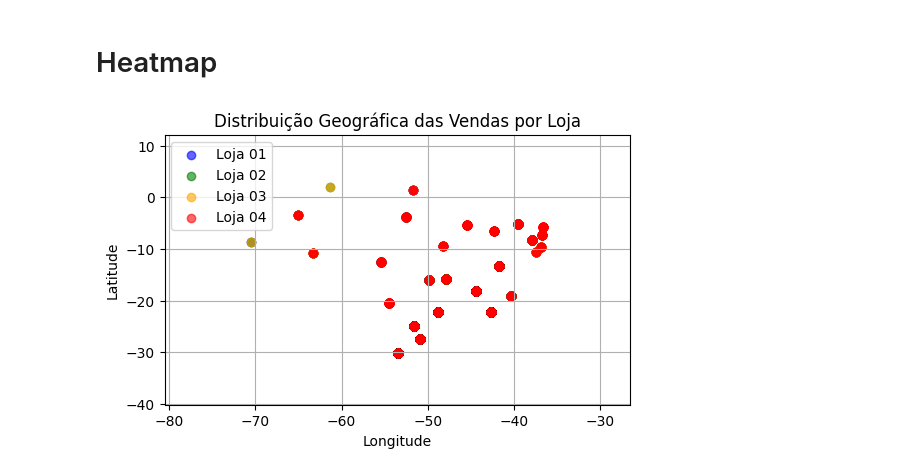
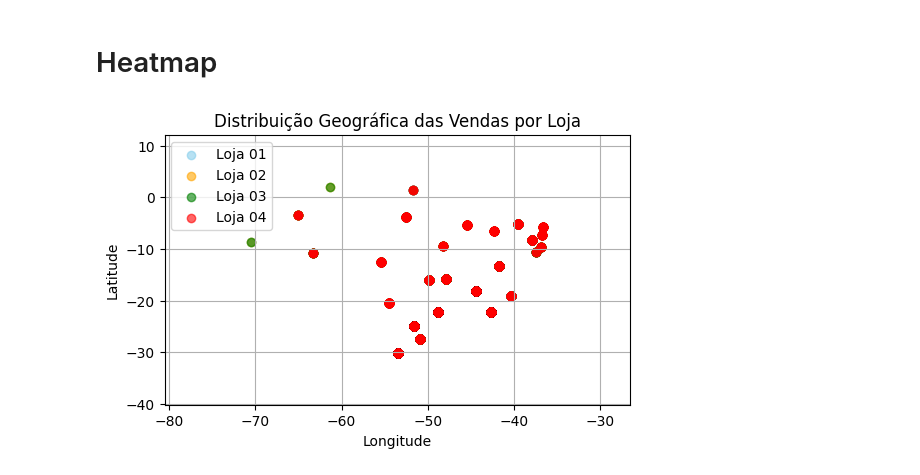
Before and after one commit to ElsCorporation/ChallengeAlluraStore, a Jupyter notebook: AluraStoreBrEdinhoLima.ipynb, the cells around one changed output. Drawn from its saved outputs; the diff is of its cells as text; code cells hidden in the pictures.

```diff
--- a/AluraStoreBrEdinhoLima.ipynb
+++ b/AluraStoreBrEdinhoLima.ipynb
@@ -294,22 +336,22 @@ Quantidade de envios: 2358
 # %%
 plt.figure(figsize=(6, 3.5))
 
-plt.scatter(loja['lon'], loja['lat'], alpha=0.6, label='Loja 01', color='blue')
-plt.scatter(loja2['lon'], loja2['lat'], alpha=0.6, label='Loja 02', color='green')
-plt.scatter(loja3['lon'], loja3['lat'], alpha=0.6, label='Loja 03', color='orange')
+plt.scatter(loja['lon'], loja['lat'], alpha=0.6, label='Loja 01', color='skyblue')
+plt.scatter(loja2['lon'], loja2['lat'], alpha=0.6, label='Loja 02', color='orange')
+plt.scatter(loja3['lon'], loja3['lat'], alpha=0.6, label='Loja 03', color='green')
 plt.scatter(loja4['lon'], loja4['lat'], alpha=0.6, label='Loja 04', color='red')
 
 plt.xlim(min(loja['lon'].min(), loja2['lon'].min(), loja3['lon'].min(), loja4['lon'].min()) - 10,
          max(loja['lon'].max(), loja2['lon'].max(), loja3['lon'].max(), loja4['lon'].max()) + 10)
 
 plt.ylim(min(loja['lat'].min(), loja2['lat'].min(), loja3['lat'].min(), loja4['lat'].min()) - 10,
          max(loja['lat'].max(), loja2['lat'].max(), loja3['lat'].max(), loja4['lat'].max()) + 10)
 
 plt.title('Distribuição Geográfica das Vendas por Loja')
 plt.xlabel('Longitude')
 plt.ylabel('Latitude')
 plt.legend()
 plt.grid(True)
 plt.show()
 # %% [output]
-[figure, old version]
+[figure, new version]
```
Also changed, not shown: parts of 5 cells of this notebook.
